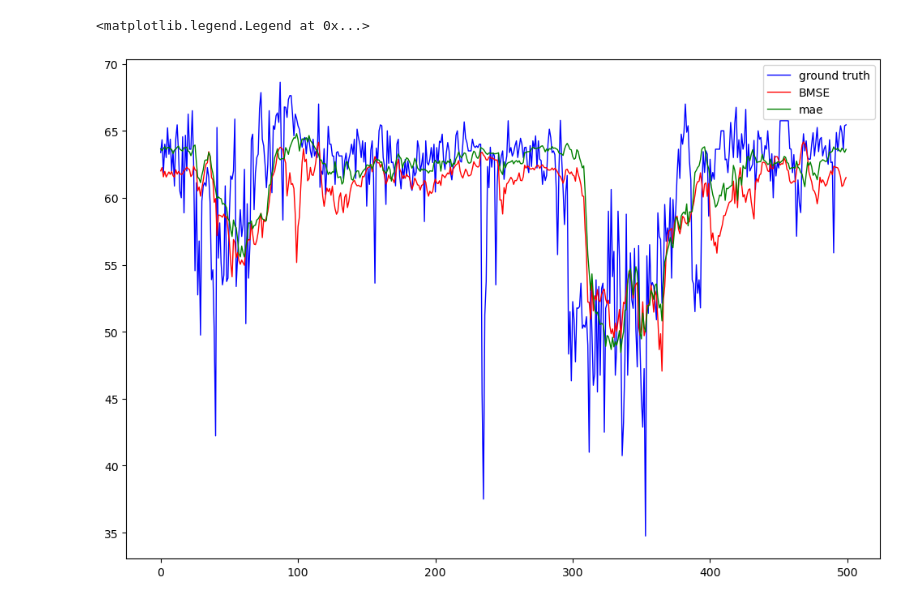
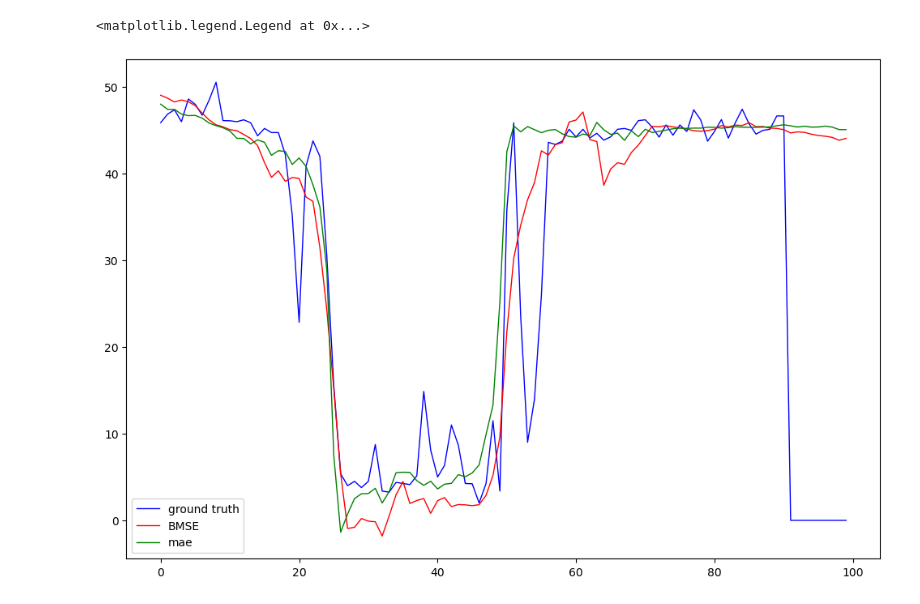
Before and after one commit to Xieyangxinyu/Graph-WaveNet, a Jupyter notebook: model_output.ipynb, the cells around one changed output. Saved outputs shown, nothing was run; the diff lists cells and outputs as text; code cells hidden in the pictures.

```diff
--- a/model_output.ipynb
+++ b/model_output.ipynb
@@ -17,15 +11,20 @@ realy = np.array(realy)
 # %%
+realy = ori["real12"]
 ori_preds = ori["pred12"]
 preds = evl["pred12"]
+#realy = pd.DataFrame(realy)
+#realy.replace(to_replace=0, method='ffill', inplace=True)
+#realy = np.array(realy)
+
 
 fig = plt.figure(figsize=(12, 8))
-upper = 1000
-lower = 500
-location = 10
+upper = 100
+lower = 000
+location = 29
 plt.plot(range(upper - lower), realy[lower:upper, location], label='ground truth', linewidth=1, c = 'b')
 plt.plot(range(upper - lower), preds[lower:upper, location], label='BMSE', linewidth=1, c='r')
 plt.plot(range(upper - lower), ori_preds[lower:upper, location], label='mae', linewidth=1, c='g')
 plt.legend()
 # %% [output]
 <matplotlib.legend.Legend at 0x...>
-[figure, old version]
+[figure, new version]
```
Also changed, not shown: parts of 10 cells of this notebook, 9 other files.
